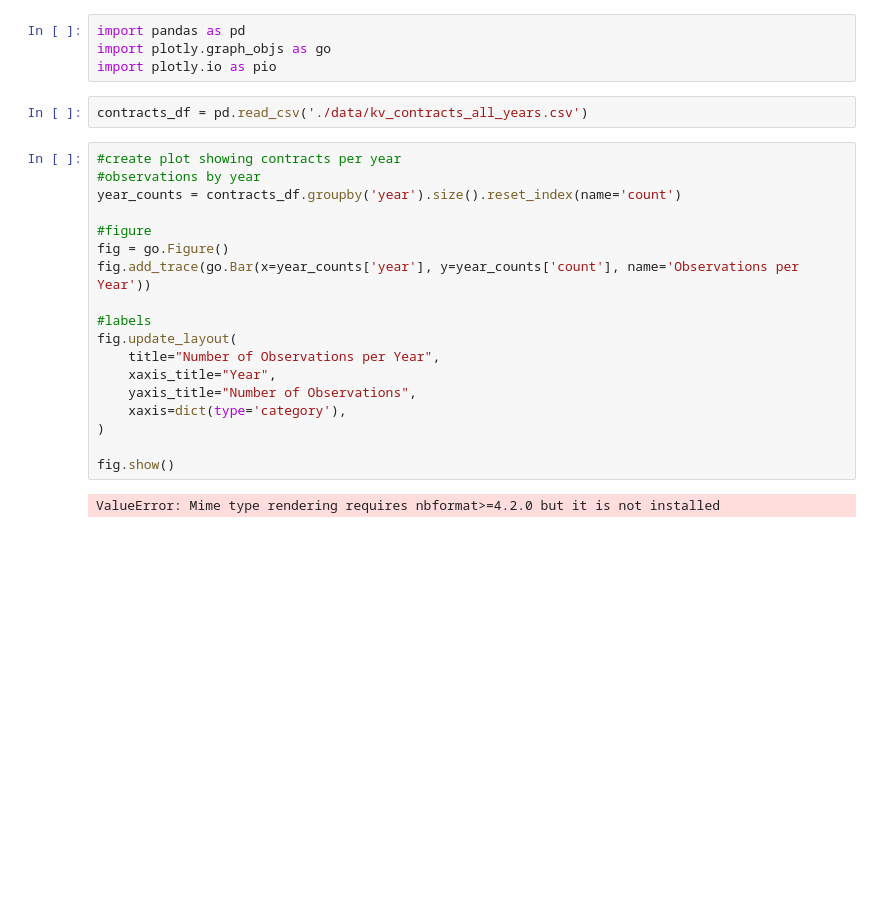
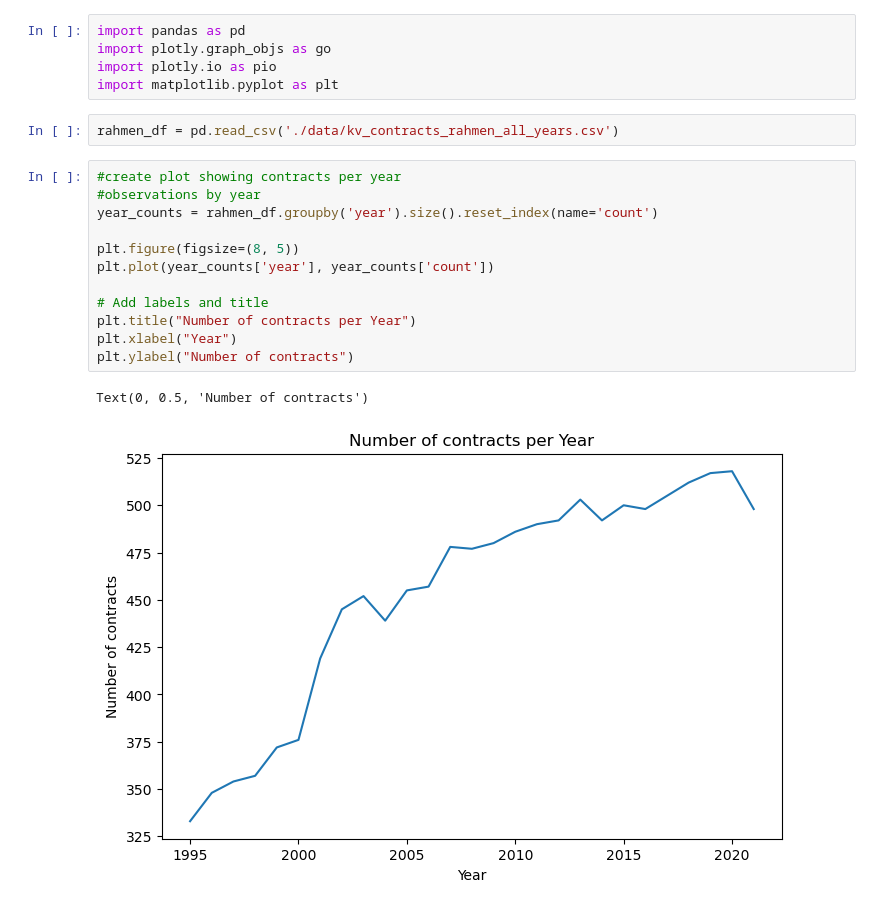
Before and after one commit to jakawall/Collective_Bargaining_Scraping, a Jupyter notebook: descriptive_analysis.ipynb, the cells around one changed output. Drawn from its saved outputs; the diff is of its cells as text; blank space fills up the shorter version.

```diff
--- a/descriptive_analysis.ipynb
+++ b/descriptive_analysis.ipynb
@@ -2,25 +2,21 @@
 import pandas as pd
 import plotly.graph_objs as go
 import plotly.io as pio
+import matplotlib.pyplot as plt
 # %%
-contracts_df = pd.read_csv('./data/kv_contracts_all_years.csv')
+rahmen_df = pd.read_csv('./data/kv_contracts_rahmen_all_years.csv')
 # %%
 #create plot showing contracts per year
 #observations by year
-year_counts = contracts_df.groupby('year').size().reset_index(name='count')
+year_counts = rahmen_df.groupby('year').size().reset_index(name='count')
 
-#figure
-fig = go.Figure()
-fig.add_trace(go.Bar(x=year_counts['year'], y=year_counts['count'], name='Observations per Year'))
+plt.figure(figsize=(8, 5))
+plt.plot(year_counts['year'], year_counts['count'])
 
-#labels
-fig.update_layout(
-    title="Number of Observations per Year",
-    xaxis_title="Year",
-    yaxis_title="Number of Observations",
-    xaxis=dict(type='category'),
-)
-
-fig.show()
+# Add labels and title
+plt.title("Number of contracts per Year")
+plt.xlabel("Year")
+plt.ylabel("Number of contracts")
 # %% [output]
-ValueError: Mime type rendering requires nbformat>=4.2.0 but it is not installed
+Text(0, 0.5, 'Number of contracts')
+[figure, added]
```
Also changed, not shown: 8 other files.
